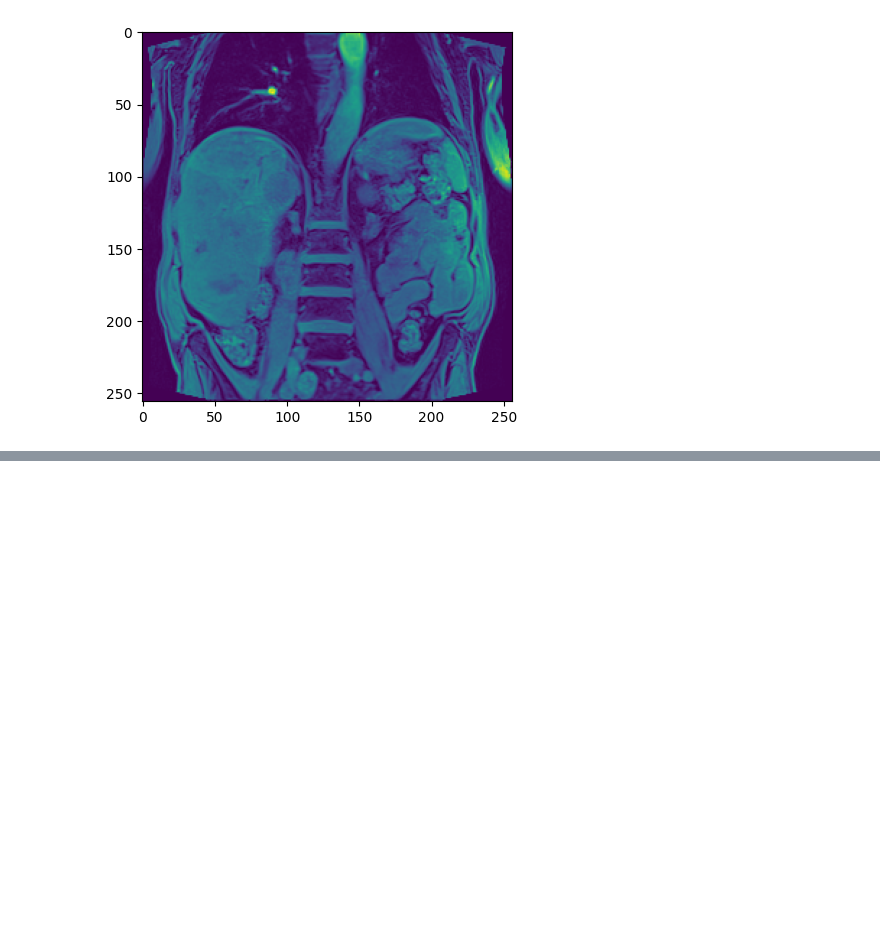
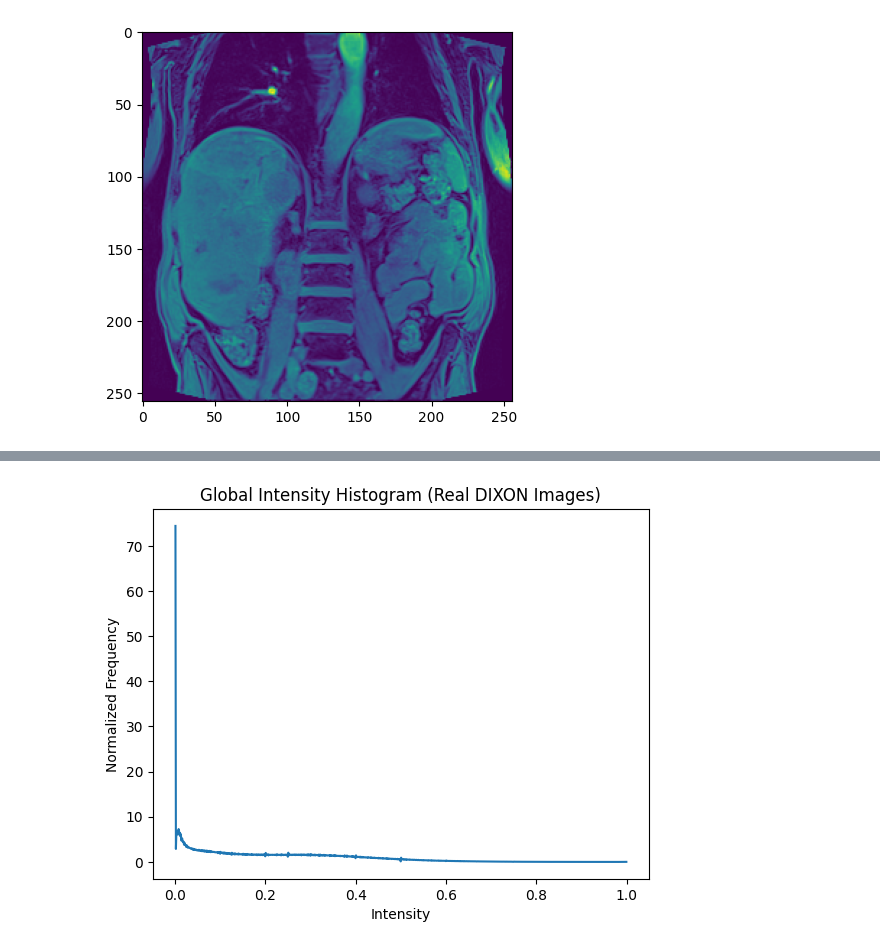
Before and after one commit to unicorne/SynDiff, a Jupyter notebook: wrapper.ipynb, the cells around one changed output, grey strips where cells are left out. Cells and saved outputs as stored; diff of their text form; code cells hidden in the pictures; blank space fills up the shorter version.

```diff
--- a/wrapper.ipynb
+++ b/wrapper.ipynb
@@ -265,0 +663,45 @@ python train.py --image_size 256 --exp exp_syndiff --num_channels 2 --num_channe
+# %%
+import numpy as np
+from skimage.exposure import match_histograms
+import matplotlib.pyplot as plt
+
+def compute_global_histogram(image_list, bins=256, value_range=(0, 1)):
+    """
+    Compute normalized histogram from a list of images.
+    Returns histogram and bin edges.
+    """
+    all_pixels = np.concatenate([img.flatten() for img in image_list])
+    hist, bin_edges = np.histogram(all_pixels, bins=bins, range=value_range, density=True)
+    return hist, bin_edges
+
+def compute_global_reference_image(image_list):
+    """
+    Stack all images and use as a pseudo-reference for histogram matching.
+    This works well with match_histograms from skimage.
+    """
+    stacked = np.concatenate([img.flatten() for img in image_list])
+    pseudo_image = stacked.reshape(-1, 1)  # Flattened 1D image
+    return pseudo_image
+
+def match_to_global_distribution(synthetic_image, reference_pixels):
+    """
+    Match histogram of a synthetic image to the global reference.
+    """
+    # Reshape back into 2D after matching
+    matched = match_histograms(synthetic_image, reference_pixels, channel_axis=None)
+    return matched
+# %%
+real_dixon_images = []
+for i in range(len(dataset_DIXON_train)):
+    real_dixon_images.append(dataset_DIXON_train[i]['image'].squeeze(0).cpu().numpy())
+# %%
+hist, bins = compute_global_histogram(real_dixon_images, bins=1000)
+bin_centers = 0.5 * (bins[1:] + bins[:-1])
+
+plt.plot(bin_centers, hist)
+plt.title("Global Intensity Histogram (Real DIXON Images)")
+plt.xlabel("Intensity")
+plt.ylabel("Normalized Frequency")
+plt.show()
+# %% [output]
+[figure, added]
```
Also changed, not shown: parts of 35 cells of this notebook, 9 other files.
